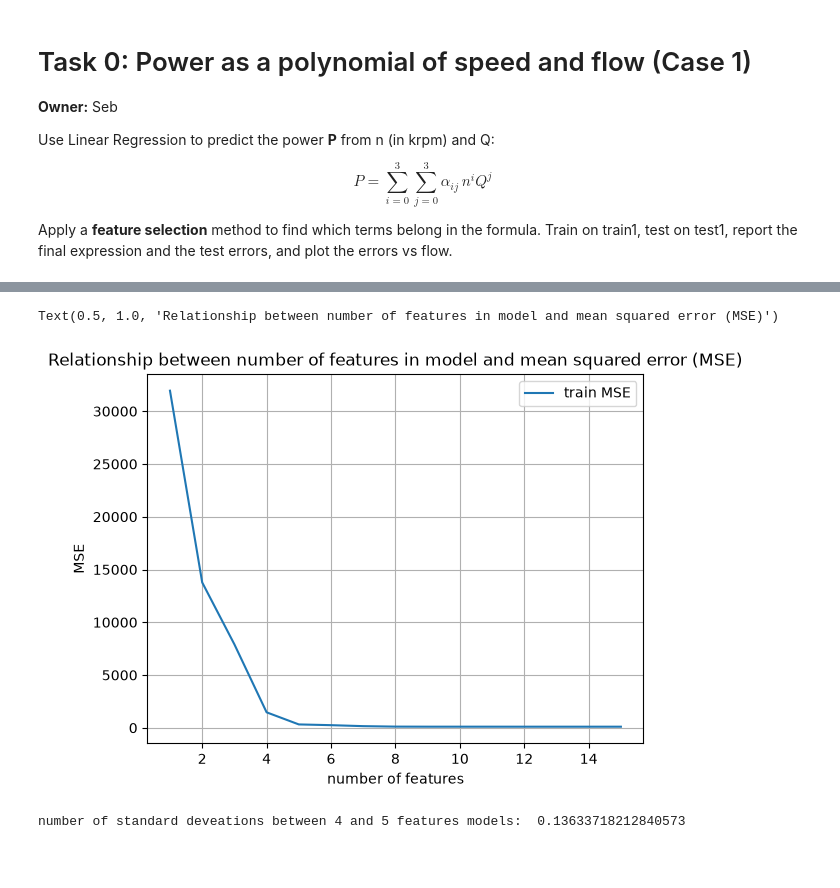
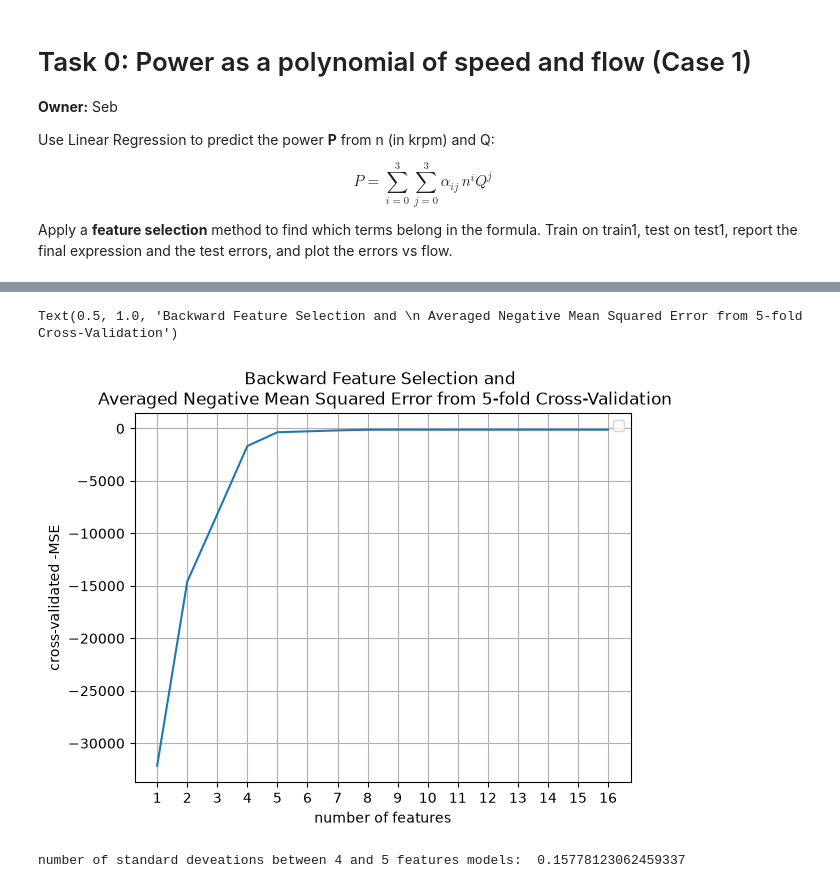
Before and after one commit to fedoandreea/machinelearningproject, a Jupyter notebook: notebooks/task0_power_feature_selection.ipynb, the cells around one changed output, grey strips where cells are left out. Drawn from its saved outputs; the diff is of its cells as text; code cells hidden in the pictures; blank space fills up the shorter version.

Commit message:
Updated task 0 and saved relevent figures

```diff
--- a/notebooks/task0_power_feature_selection.ipynb
+++ b/notebooks/task0_power_feature_selection.ipynb
@@ -43,49 +56,53 @@ for i in range(4):
 
 X_train = np.array(X_trainlist).T
 X_test = np.array(X_testlist).T
-# %%
-#Testing performance of different models from backward selection
-
-no_fts = np.arange(1,16) #because there are 15 features
-model = LinearRegression()
-train_mse, test_mse = [],[]
-for i in no_fts:
-    sfs = SequentialFeatureSelector(model, direction = "backward", cv = 5, n_features_to_select= i)
-    sfs.fit(X_train, y_train)
-    selected_X_train = sfs.transform(X_train)
-    fit = LinearRegression().fit(selected_X_train, y_train)
-
-    #getting train MSE
-    train_pred = fit.predict(selected_X_train)
-    train_mse.append(mean_squared_error(y_train, train_pred))
-
-    # #getting test MSE
-    # selected_X_test = sfs.transform(X_test)
-    # test_pred = fit.predict(selected_X_test)
-    # test_mse.append(mean_squared_error(y_test, test_pred))
-
-plt.plot(no_fts, train_mse, label = "train MSE")
-#plt.plot(no_fts, test_mse, label = "test MSE") #We should not be using the test MSE to find the model!
-
-
-plt.xlabel("number of features")
-plt.ylabel("MSE")
-plt.legend()
-plt.grid()
-plt.title("Relationship between number of features in model and mean squared error (MSE)")
-# %% [output]
-Text(0.5, 1.0, 'Relationship between number of features in model and mean squared error (MSE)')
-[figure, removed]
+# %%
+#Testing performance of different models from backward selection
+
+#SequentialFeatureSelector only allows features_to_select to be less than n_features. So we make a model with all features after this loop.
+no_fts = np.arange(1,16)
+model = LinearRegression()
+cv_mse = []
+for i in no_fts:
+    sfs = SequentialFeatureSelector(model, direction = "backward", cv = 5, n_features_to_select= i)
+    sfs.fit(X_train, y_train)
+    selected_X_train = sfs.transform(X_train) #only relevent features selected
+
+    #getting cross validation score
+
+    scores = cross_val_score(LinearRegression(), selected_X_train, y_train, cv = 5, scoring="neg_mean_squared_error") #will output 5 scores, one for each iteration
+    cv_mse.append(sum(scores)/5) #we choose to plot to mean of the five scores
+
+
+#adding final model with all features
+scores = cross_val_score(LinearRegression(), X_train, y_train, cv = 5, scoring= "neg_mean_squared_error") #will output 5 scores, one for each iteration
+cv_mse.append(sum(scores)/5) #we choose to plot to mean of the five scores
+
+no_fts = np.arange(1,17)
+plt.plot(no_fts, cv_mse)
+
+
+plt.xlabel("number of features")
+plt.ylabel("cross-validated -MSE")
+plt.legend()
+plt.grid()
+plt.xticks(no_fts)
+plt.title("Backward Feature Selection and \n Averaged Negative Mean Squared Error from 5-fold Cross-Validation")
+# %% [output]
+Text(0.5, 1.0, 'Backward Feature Selection and \n Averaged Negative Mean Squared Error from 5-fold Cross-Validation')
+[figure, added]
 # %%
 #Hm, it seems like we can choose 4 features if the value is less than 1/2 st dev away from 5 features.
 
-st_dev = np.std(train_mse)
-mean = np.mean(train_mse)
+st_dev = np.std(cv_mse)
+mean = np.mean(cv_mse)
 
-stds = abs(train_mse[4]-train_mse[3])/st_dev #We can choose 4 features!
+stds = abs(cv_mse[4]-cv_mse[3])/st_dev
 print("number of standard deveations between 4 and 5 features models: ", stds)
+
+#We can choose 4 features!
 # %% [output]
-number of standard deveations between 4 and 5 features models:  0.13633718212840573
+number of standard deveations between 4 and 5 features models:  0.15778123062459337
 # %%
 sfs = SequentialFeatureSelector(model, direction = "backward", cv = 5, n_features_to_select= 4)
 sfs.fit(X_train, y_train)
```
Also changed, not shown: parts of 12 cells of this notebook, 2 other files.
